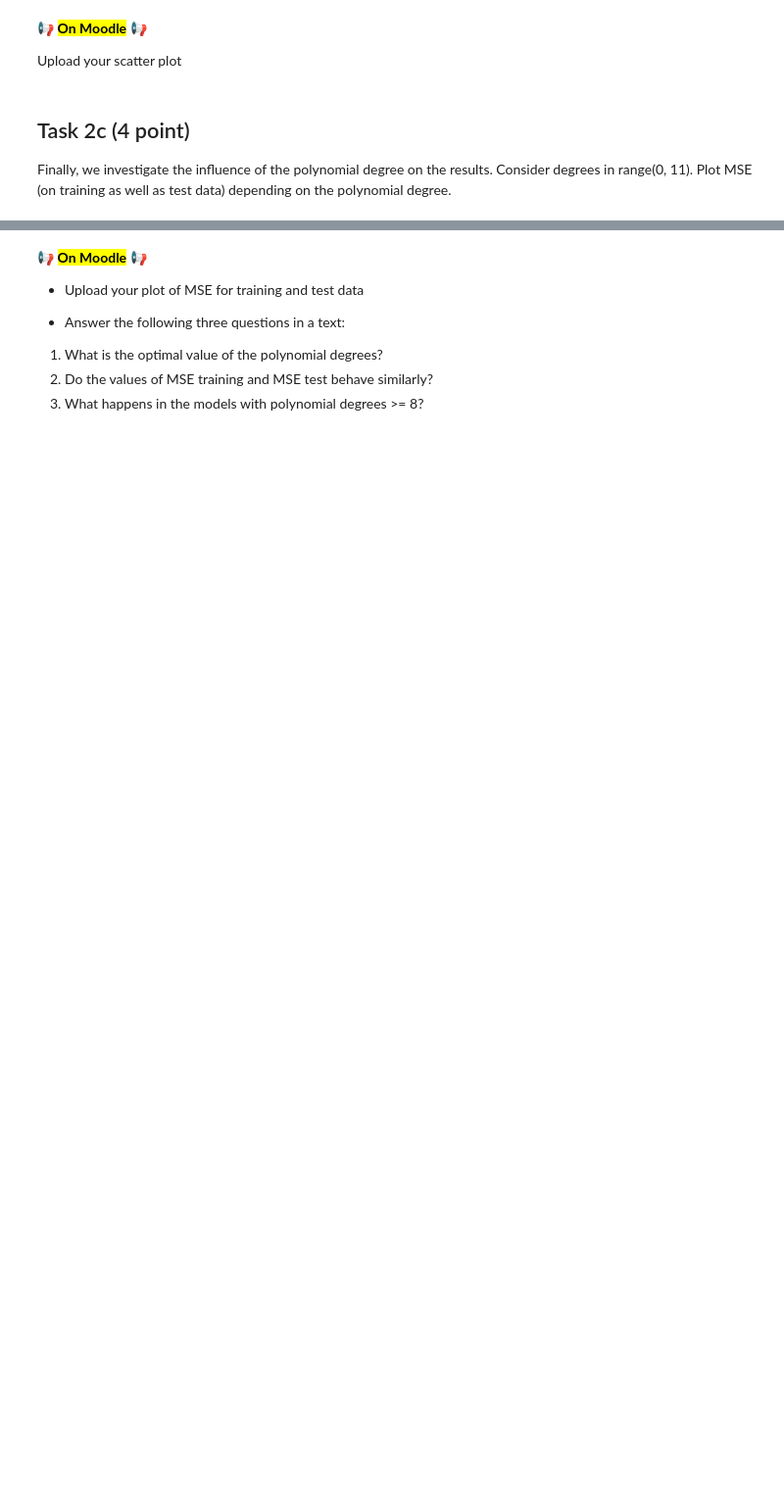
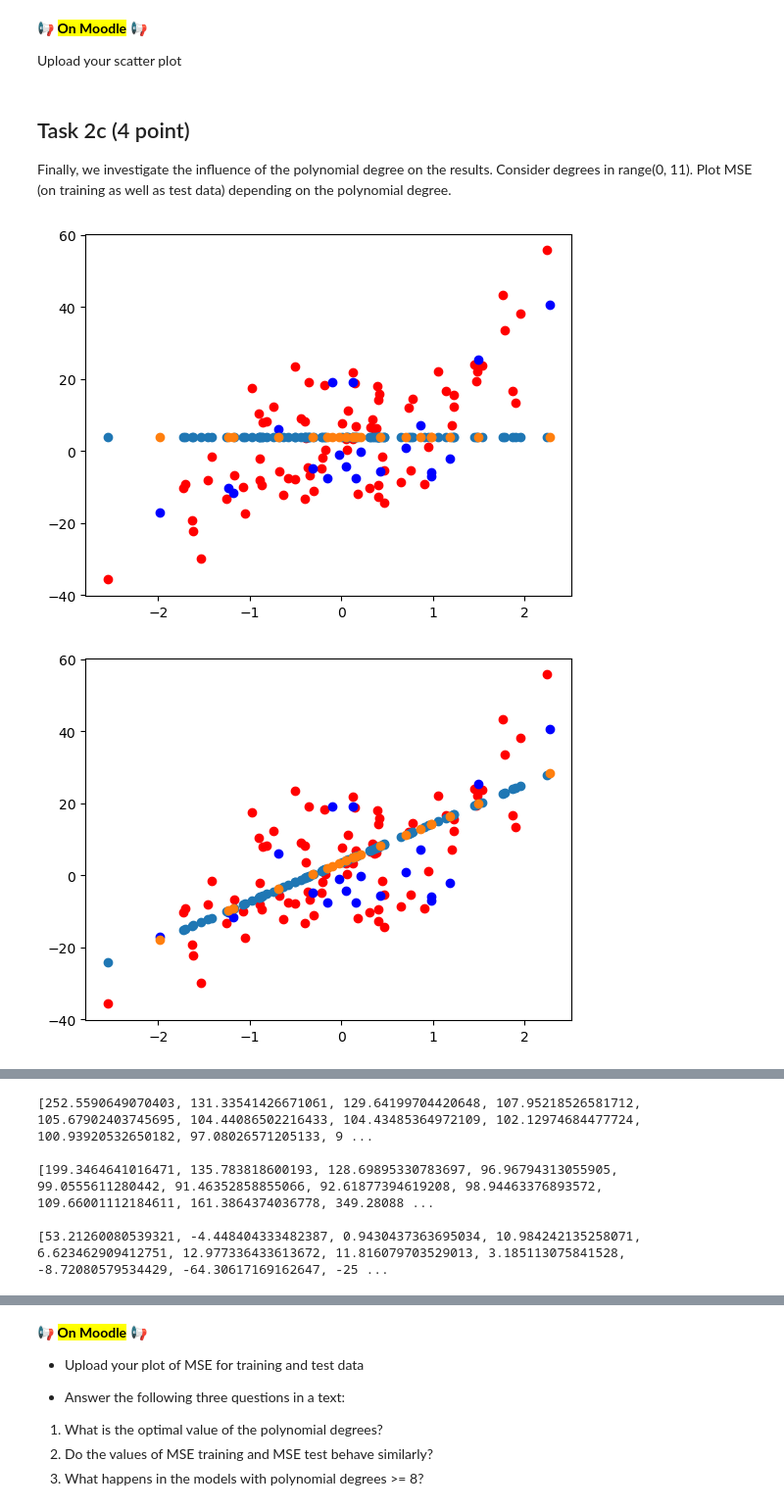
Before and after one commit to janneszuend/MLDM, a Jupyter notebook: Lab3/Lab_03_GradientDescent_PolynomialRegression.ipynb, the cells around one changed output, grey strips where cells are left out. Shown at 98% size. Cells and saved outputs as stored; diff of their text form; code cells hidden in the pictures; blank space fills up the shorter version.

```diff
--- a/Lab3/Lab_03_GradientDescent_PolynomialRegression.ipynb
+++ b/Lab3/Lab_03_GradientDescent_PolynomialRegression.ipynb
@@ -364,0 +370,45 @@ Finally, we investigate the influence of the polynomial degree on the results. C
+# %%
+# TODO
+def polynomialreg(deg):
+  poly = PolynomialFeatures(degree=deg)
+  X_train_poly = poly.fit_transform(X_train)
+  X_test_poly = poly.fit_transform(X_test)
+
+  lin_reg = LinearRegression()
+  lin_reg.fit(X_train_poly, y_train)
+  y_pred_train = lin_reg.predict(X_train_poly)
+  y_pred_test = lin_reg.predict(X_test_poly)
+
+  mse_train_poly = mean_squared_error(y_train, y_pred_train)
+  mse_test_poly = mean_squared_error(y_test, y_pred_test)
+
+  plt.scatter(X_train, y_train, c='r')
+  plt.scatter(X_test, y_test, c='b')
+  plt.scatter(X_train, y_pred_train)
+  plt.scatter(X_test, y_pred_test)
+  plt.show()
+
+  return mse_train_poly, mse_test_poly
+
+mses_train = list()
+mses_test = list()
+mses_diff = list()
+degrees = range(0, 11)
+for degree in degrees:
+  values = polynomialreg(degree)
+  mses_train.append(values[0])
+  mses_test.append(values[1])
+  mses_diff.append(values[0] - values[1])
+
+print(mses_train)
+print("")
+print(mses_test)
+print("")
+print(mses_diff)
+
+plt.scatter(degrees, mses_train, c='r')
+plt.scatter(degrees, mses_test, c='g')
+plt.show()
+# %% [output]
+[figure, added]
+[figure, added]
@@ -364,0 +424,5 @@ Finally, we investigate the influence of the polynomial degree on the results. C
+[252.5590649070403, 131.33541426671061, 129.64199704420648, 107.95218526581712, 105.67902403745695, 104.44086502216433, 104.43485364972109, 102.12974684477724, 100.93920532650182, 97.08026571205133, 9 ...
+
+[199.3464641016471, 135.783818600193, 128.69895330783697, 96.96794313055905, 99.0555611280442, 91.46352858855066, 92.61877394619208, 98.94463376893572, 109.66001112184611, 161.3864374036778, 349.28088 ...
+
+[53.21260080539321, -4.448404333482387, 0.9430437363695034, 10.984242135258071, 6.623462909412751, 12.977336433613672, 11.816079703529013, 3.185113075841528, -8.72080579534429, -64.30617169162647, -25 ...
```
Also changed, not shown: parts of 5 cells of this notebook.
